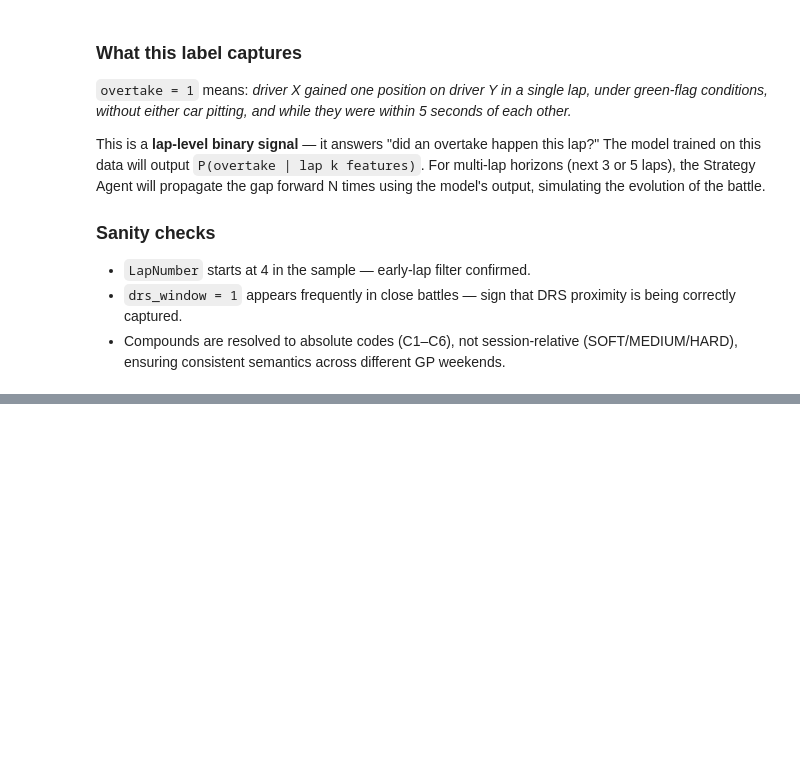
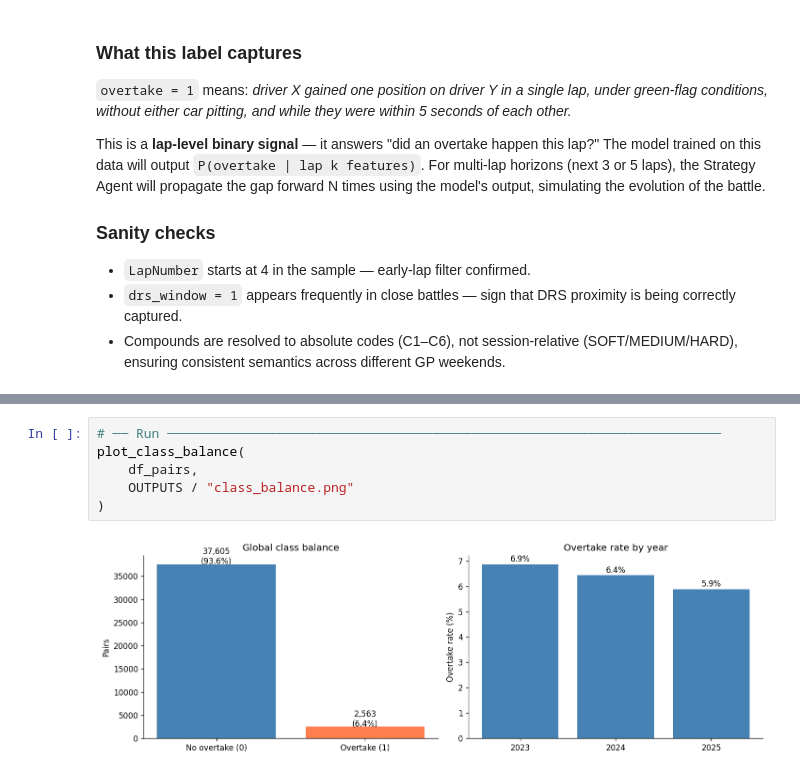
Before and after one commit to VforVitorio/F1-StratLab, a Jupyter notebook: notebooks/strategy/overtake_probability/N11_overtake_eda.ipynb, the cells around one changed output, grey strips where cells are left out. Cells and saved outputs as stored; diff of their text form; blank space fills up the shorter version.

```diff
--- a/notebooks/strategy/overtake_probability/N11_overtake_eda.ipynb
+++ b/notebooks/strategy/overtake_probability/N11_overtake_eda.ipynb
@@ -540,0 +642,8 @@ This is a **lap-level binary signal** — it answers "did an overtake happen thi
+# %%
+# ── Run ───────────────────────────────────────────────────────────────────────
+plot_class_balance(
+    df_pairs,
+    OUTPUTS / "class_balance.png"
+)
+# %% [output]
+[figure, added]
```
Also changed, not shown: parts of 16 cells of this notebook.
